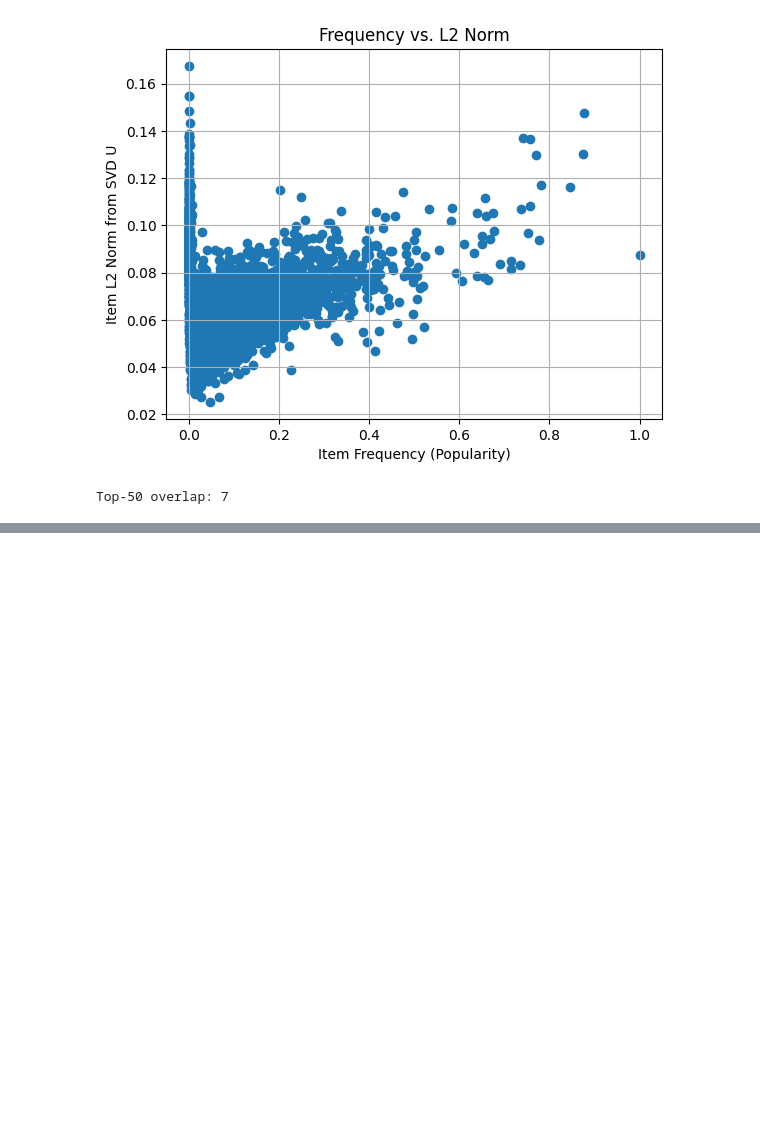
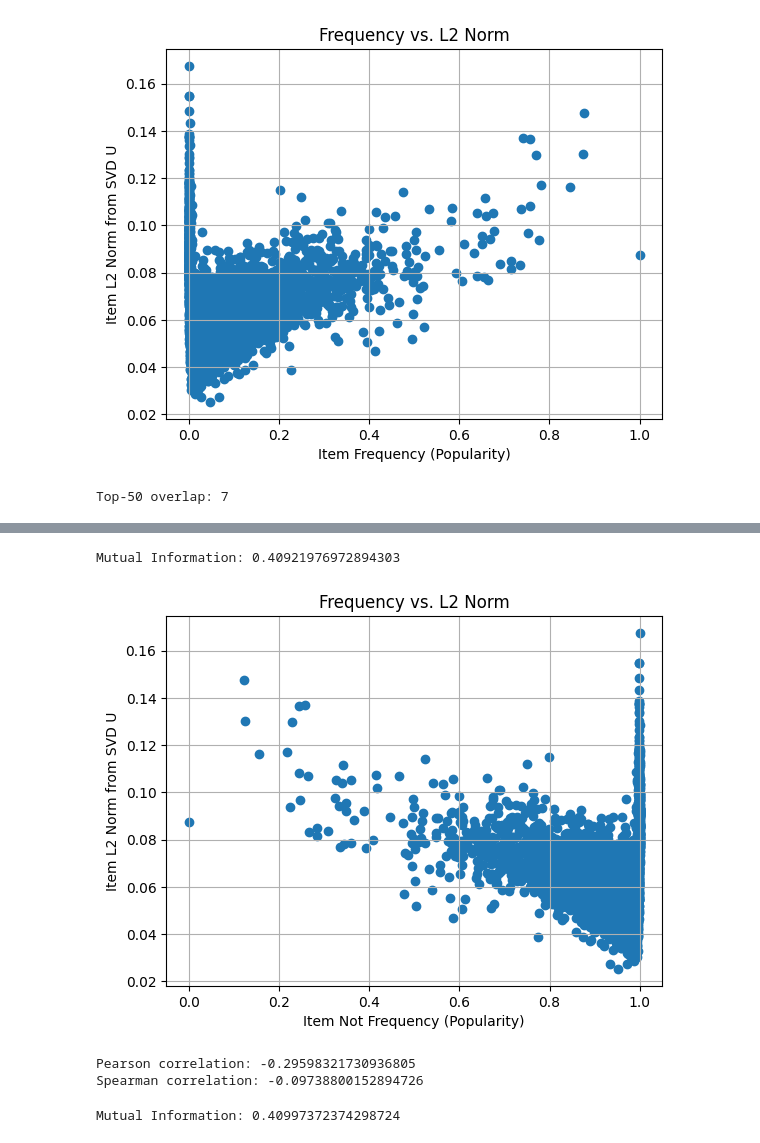
Before and after one commit to panchaldhruv27223/NCF_Recommendation, a Jupyter notebook: NCF_Pytorch/Custom_User_centric_batch/popularity.ipynb, the cells around one changed output, grey strips where cells are left out. Saved outputs shown, nothing was run; the diff lists cells and outputs as text; code cells hidden in the pictures; blank space fills up the shorter version.

```diff
--- a/NCF_Pytorch/Custom_User_centric_batch/popularity.ipynb
+++ b/NCF_Pytorch/Custom_User_centric_batch/popularity.ipynb
@@ -511,0 +531,36 @@ Top-50 overlap: 7
+# %%
+x = data["Freq"].values.reshape(-1,1)
+y = data["l2_norm"].values
+
+mi = mutual_info_regression(x, y, random_state=42)
+print("Mutual Information:", mi[0])
+# %% [output]
+Mutual Information: 0.40921976972894303
+# %%
+data["not_freq"] = 1 - data["Freq"]
+# %%
+plt.scatter(data["not_freq"], data["l2_norm"])
+plt.xlabel("Item Not Frequency (Popularity)")
+plt.ylabel("Item L2 Norm from SVD U")
+plt.title("Frequency vs. L2 Norm")
+plt.grid(True)
+plt.show()
+# %% [output]
+[figure, added]
+# %%
+pearson_corr = data["not_freq"].corr(data["l2_norm"], method="pearson")
+spearman_corr = data["not_freq"].corr(data["l2_norm"], method="spearman")
+
+print("Pearson correlation:", pearson_corr)
+print("Spearman correlation:", spearman_corr)
+# %% [output]
+Pearson correlation: -0.29598321730936805
+Spearman correlation: -0.09738800152894726
+# %%
+x = data["not_freq"].values.reshape(-1,1)
+y = data["l2_norm"].values
+
+mi = mutual_info_regression(x, y, random_state=42)
+print("Mutual Information:", mi[0])
+# %% [output]
+Mutual Information: 0.40997372374298724
```
Also changed, not shown: parts of 2 cells of this notebook, 4 other files.
